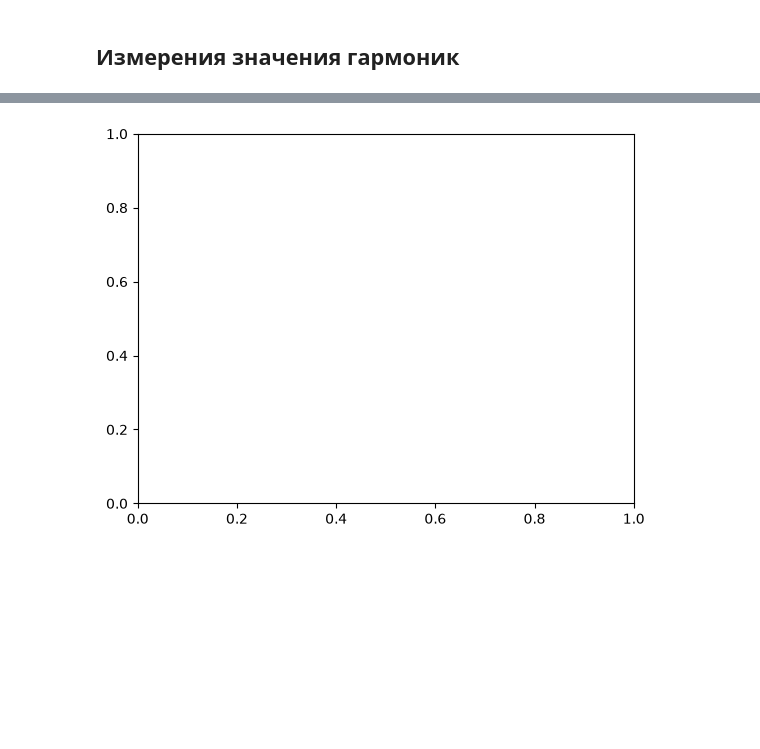
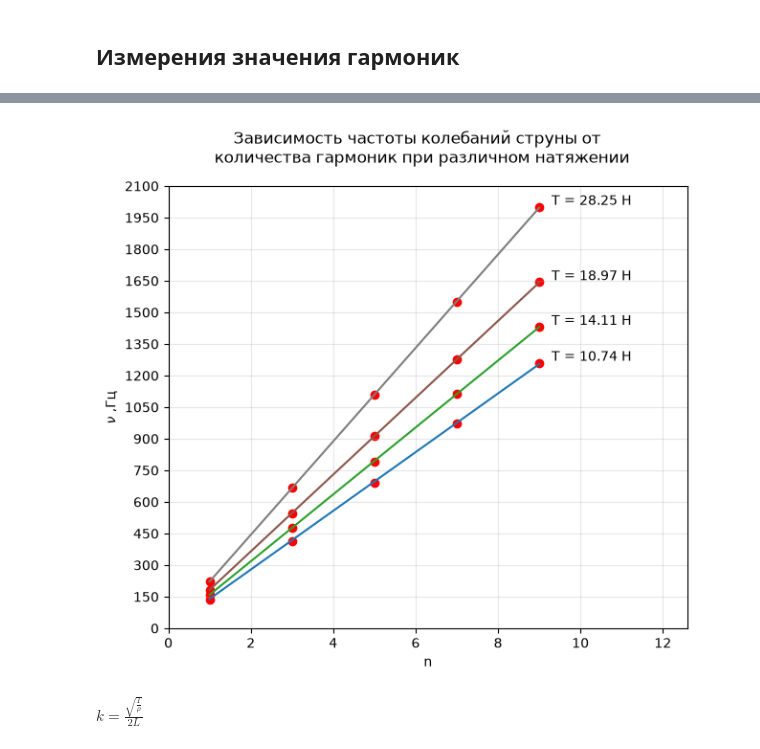
Before and after one commit to sanyaswim2020-lgtm/MIPT_phys_lab, a Jupyter notebook: Mechanics/1_4_5/1_4_5.ipynb, the cells around one changed output, grey strips where cells are left out. Drawn from its saved outputs; the diff is of its cells as text; code cells hidden in the pictures; blank space fills up the shorter version.

```diff
--- a/Mechanics/1_4_5/1_4_5.ipynb
+++ b/Mechanics/1_4_5/1_4_5.ipynb
@@ -61,0 +68,9 @@ v_even = pd.DataFrame({'m0' : [278.8, 559.6, 825.5, 1101.4, 1366.6],
+# %%
+from scipy.optimize import curve_fit
+
+#параметры установки:
+L = 0.5
+rho = 568.4*10**(-6)
+
+def freq(n, k):
+    return k*n
@@ -62,6 +97,36 @@ v_even = pd.DataFrame({'m0' : [278.8, 559.6, 825.5, 1101.4, 1366.6],
 # %%
 import matplotlib.pyplot as plt
-fig, ax = plt.subplots()
-#ax.scatter()
+import matplotlib.ticker as ticker
+
+fig, ax = plt.subplots(figsize=(7,6))
+ax.xaxis.set_major_locator(ticker.MultipleLocator(2))
+ax.yaxis.set_major_locator(ticker.MultipleLocator(150))
+colors = plt.cm.tab10(np.linspace(0, 1, 5))
+count = 0
+for i in v_uneven:
+    k, var = curve_fit(f=freq, xdata=n_uneven, ydata=v_uneven[i])
+    ax.scatter(n_uneven, v_uneven[i], color = 'red')
+    plt.grid(alpha = 0.3)
+    ax.set_xlabel('n')
+    ax.set_ylabel(r'$\nu \text{ ,Гц}$')
+    ax.set_xlim(0, 12.6)
+    ax.set_ylim(0, 2100)
+    #ax.axline((0, 0), slope=k)
+    ax.grid(True)
+    ax.plot(n_uneven, k*n_uneven, color = colors[count])
+    fig.suptitle('Зависимость частоты колебаний струны от \n количества гармоник при различном натяжении')
+    ax.text(9 + 0.3, v_uneven[i][4]+ 10, f'T = {(mass[count]*9.81):.2f} Н')
+    count += 1
+    #
 # %% [output]
-[figure, old version]
+[figure, new version]
+# %%
+import sympy as sp
+from sympy import sqrt
+k_sym, T_sym, n_sym, L_sym, rho_sym, u_sym = sp.symbols(r"k T n L \rho u")
+koeff = (1/(2*L_sym)) * sqrt(T_sym/rho_sym)
+display(sp.Eq(k_sym, koeff))
+
+#
+# %% [output]
+$\displaystyle k = \frac{\sqrt{\frac{T}{\rho}}}{2 L}$
```
Also changed, not shown: parts of 8 cells of this notebook, 1 other file.
